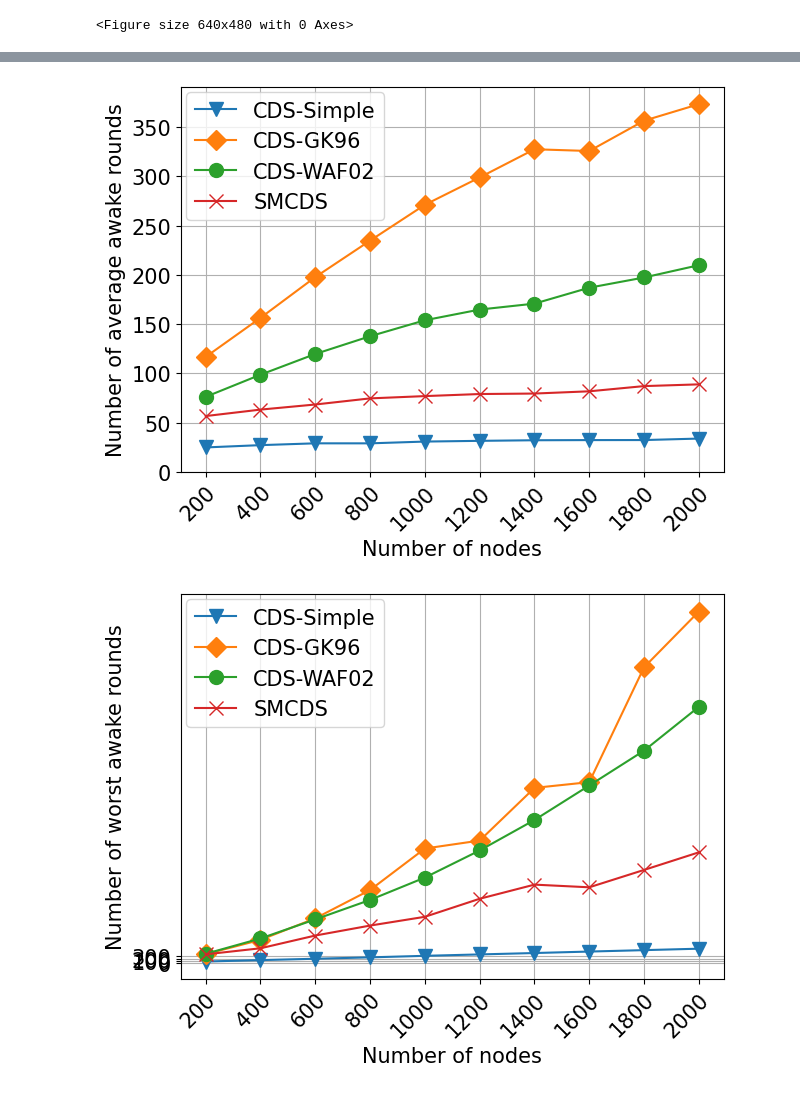
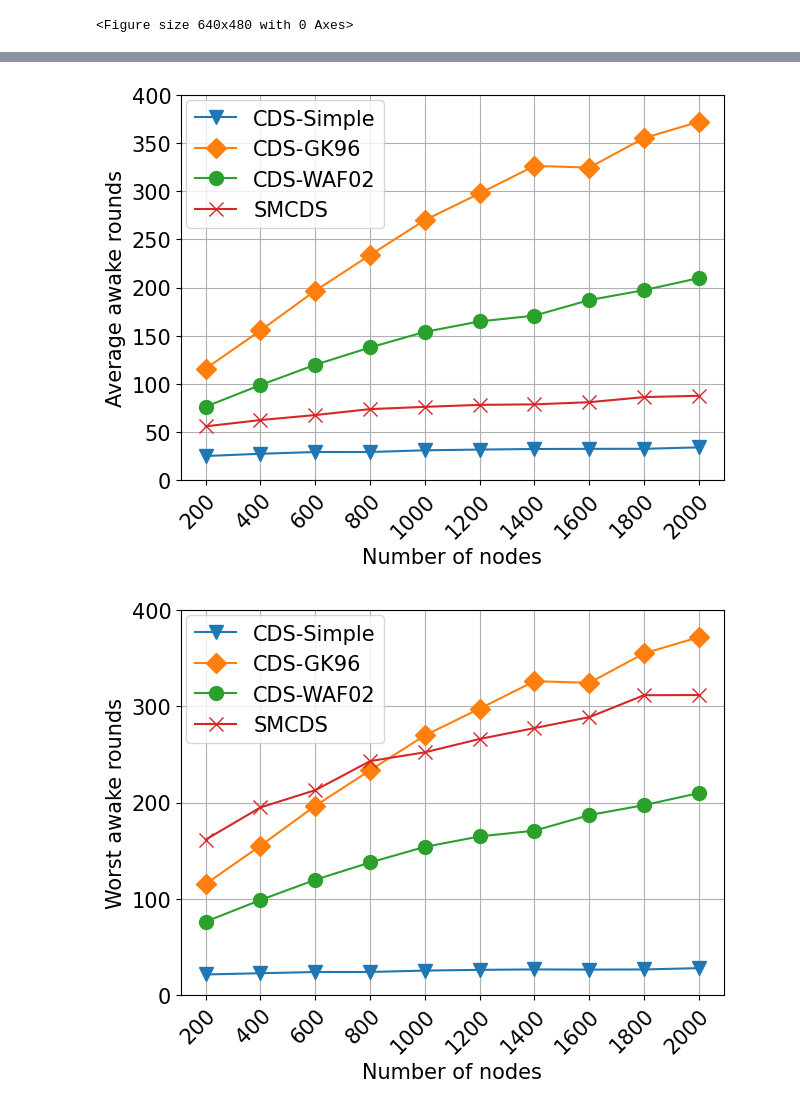
Before and after one commit to lamductan/SCDS, a Jupyter notebook: Stat_results_CDS.ipynb, the cells around one changed output, grey strips where cells are left out. Saved outputs shown, nothing was run; the diff lists cells and outputs as text; code cells hidden in the pictures.

Commit message:
update stat

```diff
--- a/Stat_results_CDS.ipynb
+++ b/Stat_results_CDS.ipynb
@@ -26,6 +26,7 @@ failed = {algorithm : [] for algorithm in algorithms}
 list_n = list(range(200, 2001, 200))
 # %%
 all_n_active_rounds = {algorithm : {k:0 for k in list_n} for algorithm in algorithms}
+all_n_finished_rounds = {algorithm : {k:0 for k in list_n} for algorithm in algorithms}
 all_n_selected_nodes = {algorithm : {k:0 for k in list_n} for algorithm in algorithms}
 all_n_average_awake_rounds = {algorithm : {k:0 for k in list_n} for algorithm in algorithms}
 all_n_worst_case_awake_rounds = {algorithm : {k:0 for k in list_n} for algorithm in algorithms}
@@ -53,12 +54,14 @@ for algorithm in algorithms:
                      n_selected_nodes,
                      total_awake_rounds,
                      average_awake_rounds,
+                     max_awake_rounds,
                      finished_round,
                      n_idle_rounds,
                      n_active_rounds) = map(float, a.split())
                     #print(average_awake_rounds, n_active_rounds)
 
                     all_n_active_rounds[algorithm][n] += n_active_rounds
+                    all_n_finished_rounds[algorithm][n] += finished_round
 
                     if algorithm == "CDS-Lam-Congest":
                         all_n_average_awake_rounds[algorithm][n] += average_awake_rounds
@@ -66,17 +69,17 @@ for algorithm in algorithms:
                         all_n_average_awake_rounds[algorithm][n] += n_active_rounds
 
                     all_n_selected_nodes[algorithm][n] += n_selected_nodes
-                    all_n_worst_case_awake_rounds[algorithm][n] = max(
-                        all_n_worst_case_awake_rounds[algorithm][n], total_awake_rounds
-                    )
+                    all_n_worst_case_awake_rounds[algorithm][n] += max_awake_rounds
                     n_success += 1
 
             all_n_active_rounds[algorithm][n] /= n_success
+            all_n_finished_rounds[algorithm][n] /= n_success
             all_n_average_awake_rounds[algorithm][n] /= n_success
             all_n_selected_nodes[algorithm][n] /= n_success
             all_n_worst_case_awake_rounds[algorithm][n] /= n_success
 
             all_n_active_rounds[algorithm][n] = np.round(all_n_active_rounds[algorithm][n], 2)
+            all_n_finished_rounds[algorithm][n] = np.round(all_n_finished_rounds[algorithm][n], 2)
             all_n_average_awake_rounds[algorithm][n] = np.round(all_n_average_awake_rounds[algorithm][n], 2)
             all_n_selected_nodes[algorithm][n] = np.round(all_n_selected_nodes[algorithm][n], 2)
             all_n_worst_case_awake_rounds[algorithm][n] = np.round(all_n_worst_case_awake_rounds[algorithm][n], 2)
@@ -248,11 +257,11 @@ def plot_df(
     y_label=""
 ):
     fig, ax = plt.subplots(1, 1, figsize=figsize)
-    r = df.index.values[1::2]
-    ax.plot(r, df["CDS-Simple-Lam"].values[1::2], marker='v', markersize=markersize, label="CDS-Simple")
-    ax.plot(r, df["CDS-GK96"].values[1::2], marker='D', markersize=markersize, label="CDS-GK96")
-    ax.plot(r, df["CDS-WAF02"].values[1::2], marker='o', markersize=markersize, label="CDS-WAF02")
-    ax.plot(r, df["CDS-Lam-Congest"].values[1::2], marker='x', markersize=markersize, label="SMCDS")
+    r = df.index.values
+    ax.plot(r, df["CDS-Simple-Lam"].values, marker='v', markersize=markersize, label="CDS-Simple")
+    ax.plot(r, df["CDS-GK96"].values, marker='D', markersize=markersize, label="CDS-GK96")
+    ax.plot(r, df["CDS-WAF02"].values, marker='o', markersize=markersize, label="CDS-WAF02")
+    ax.plot(r, df["CDS-Lam-Congest"].values, marker='x', markersize=markersize, label="SMCDS")
 
     ax.set_yticks(y_ticks)
     ax.set_ylabel(y_label)
@@ -297,14 +285,14 @@ def plot_df_awake_rounds(
 # %%
-plot_df(df_average_awake, figsize=(7,5), bbox_to_anchor=(0, 0, 0.43, 0.89), y_ticks=np.arange(0, 400, 50),
-        y_label="Number of average awake rounds")
+plot_df(df_average_awake, figsize=(7,5), bbox_to_anchor=(0, 0, 0.43, 0.89), y_ticks=np.arange(0, 450, 50),
+        y_label="Average awake rounds")
 plt.savefig("stat/cds_average_awake.pdf", bbox_inches="tight")
 # %% [output]
-[figure, old version]
+[figure, new version]
 # %%
-plot_df(df_worst_case_awake, figsize=(7,5), bbox_to_anchor=(0, 0, 0.43, 0.89), y_ticks=np.arange(0, 400, 100),
-        y_label="Number of worst awake rounds")
-plt.savefig("stat/cds_size.pdf", bbox_inches="tight")
+plot_df(df_worst_case_awake, figsize=(7,5), bbox_to_anchor=(0, 0, 0.43, 0.89), y_ticks=np.arange(0, 450, 100),
+        y_label="Worst awake rounds")
+plt.savefig("stat/cds_worst_case_awake.pdf", bbox_inches="tight")
 # %% [output]
-[figure, old version]
+[figure, new version]
 # %%
 plot_df(df_cds_size, figsize=(7,5), bbox_to_anchor=(0, 0, 0.43, 0.89), y_ticks=np.arange(0, 1500, 300),
```
Also changed, not shown: parts of 13 cells of this notebook, 13 other files.
